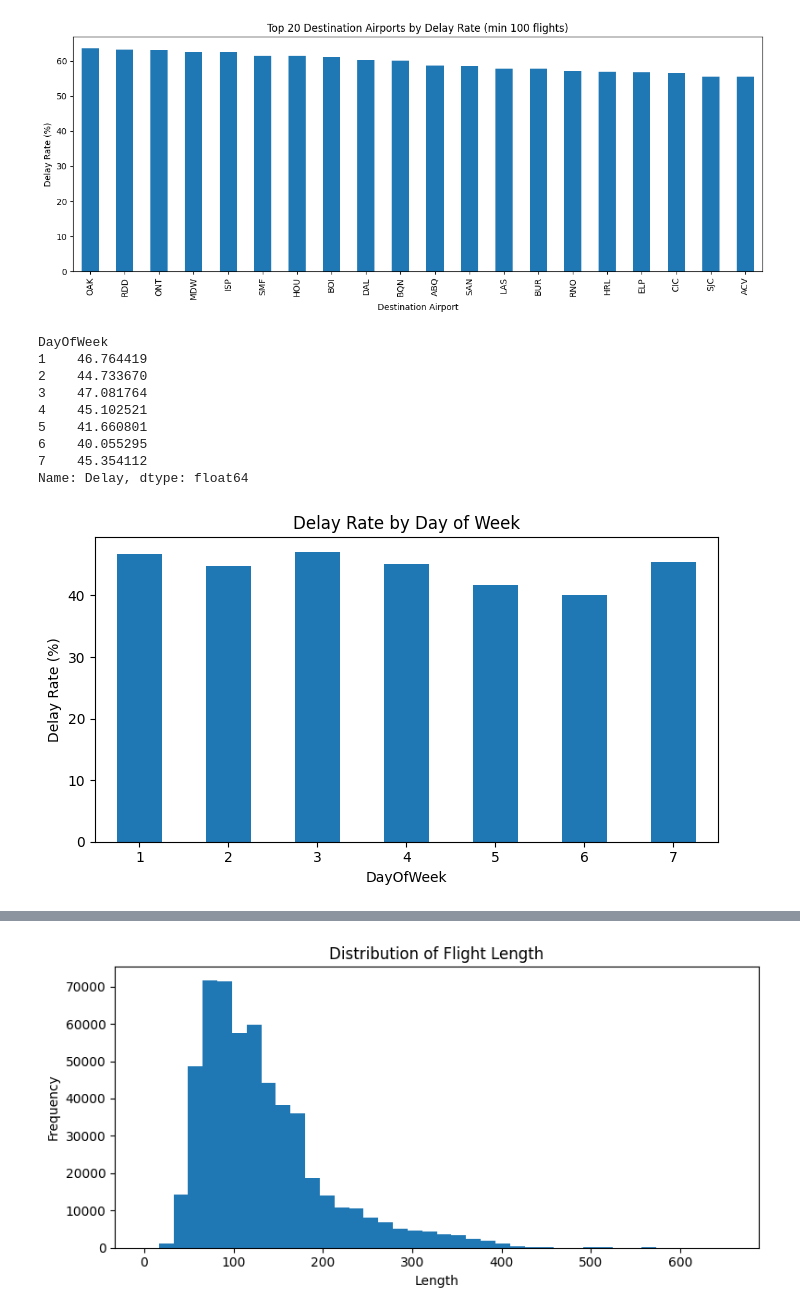
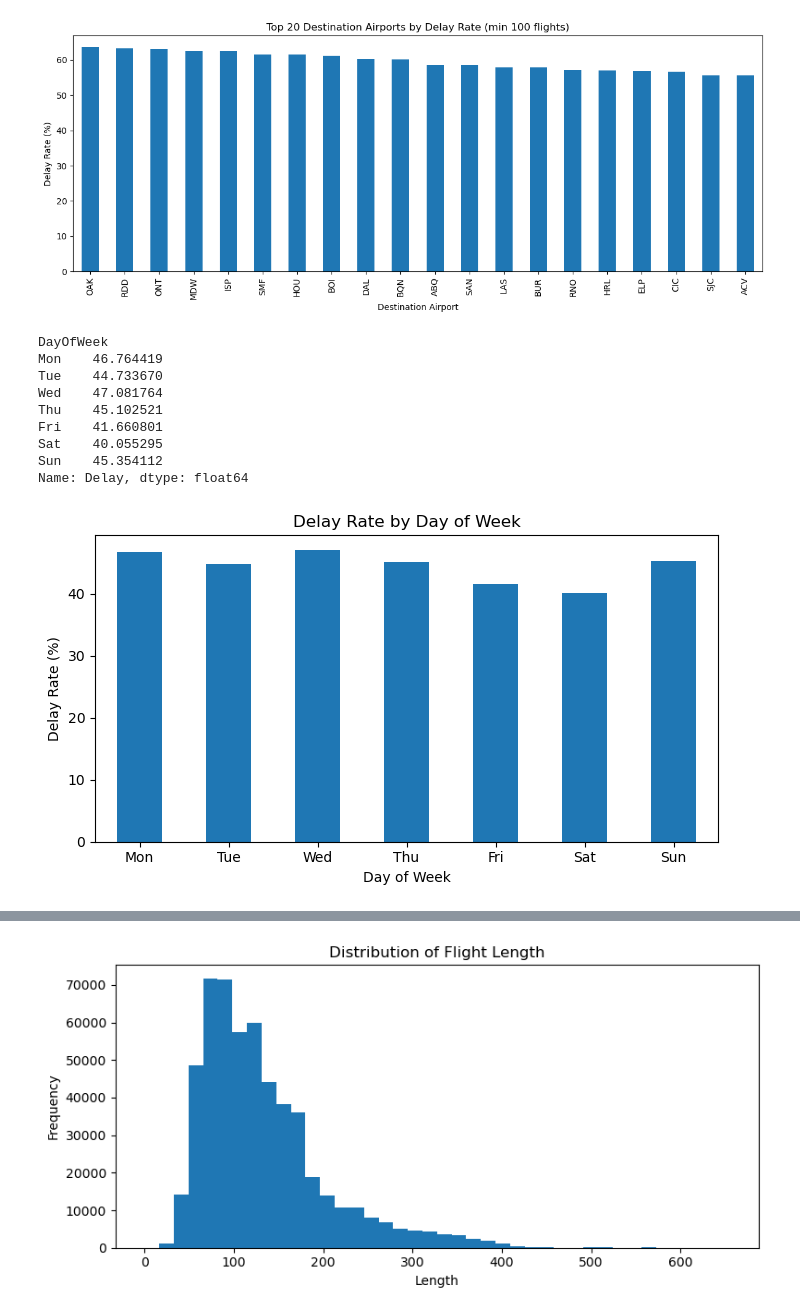
Before and after one commit to marcoaherrmann/AIOps, a Jupyter notebook: notebooks/01_eda.ipynb, the cells around one changed output, grey strips where cells are left out. Cells and saved outputs as stored; diff of their text form; code cells hidden in the pictures.

```diff
--- a/notebooks/01_eda.ipynb
+++ b/notebooks/01_eda.ipynb
@@ -154,12 +148,10 @@ display(unique_values)
 # %%
-# =========================================
 # 7. Feature engineering for EDA
-# =========================================
-# Time is in HHMM format, e.g. 1330 -> 13:30
+# Time is minutes since midnight (0 = 00:00, 1439 = 23:59)
 df_eda = df.copy()
 
-df_eda["DepartureHour"] = df_eda["Time"] // 100
-df_eda["DepartureMinute"] = df_eda["Time"] % 100
+df_eda["DepartureHour"] = df_eda["Time"] // 60 # Integer division gives the hours part.
+df_eda["DepartureMinute"] = df_eda["Time"] % 60 # Modulo operator gives the remainder after division, which is the minutes part.
 df_eda["IsWeekend"] = df_eda["DayOfWeek"].isin([6, 7]).astype(int)
 
 print(df_eda[["Time", "DepartureHour", "DepartureMinute", "IsWeekend"]].head())
@@ -314,29 +300,29 @@ plt.show()
 | ACV | 295 | 0.555932 | 55.593220 |
 [figure]
 # %%
-# =========================================
-# 12. Delay rate by day of week
-# =========================================
+# 12. Delay rate by day of week -> which days have the highest delay rates?
+day_names = {1: "Mon", 2: "Tue", 3: "Wed", 4: "Thu", 5: "Fri", 6: "Sat", 7: "Sun"}
 day_delay = df_eda.groupby("DayOfWeek")["Delay"].mean() * 100
+day_delay.index = day_delay.index.map(day_names)
 display(day_delay)
 
 plt.figure(figsize=(7, 4))
 day_delay.plot(kind="bar")
 plt.title("Delay Rate by Day of Week")
-plt.xlabel("DayOfWeek")
+plt.xlabel("Day of Week")
 plt.ylabel("Delay Rate (%)")
 plt.xticks(rotation=0)
 plt.tight_layout()
 plt.show()
 # %% [output]
 DayOfWeek
-1    46.764419
-2    44.733670
-3    47.081764
-4    45.102521
-5    41.660801
-6    40.055295
-7    45.354112
+Mon    46.764419
+Tue    44.733670
+Wed    47.081764
+Thu    45.102521
+Fri    41.660801
+Sat    40.055295
+Sun    45.354112
 Name: Delay, dtype: float64
-[figure, old version]
+[figure, new version]
 # %%
```
Also changed, not shown: parts of 25 cells of this notebook, 1 other file.
